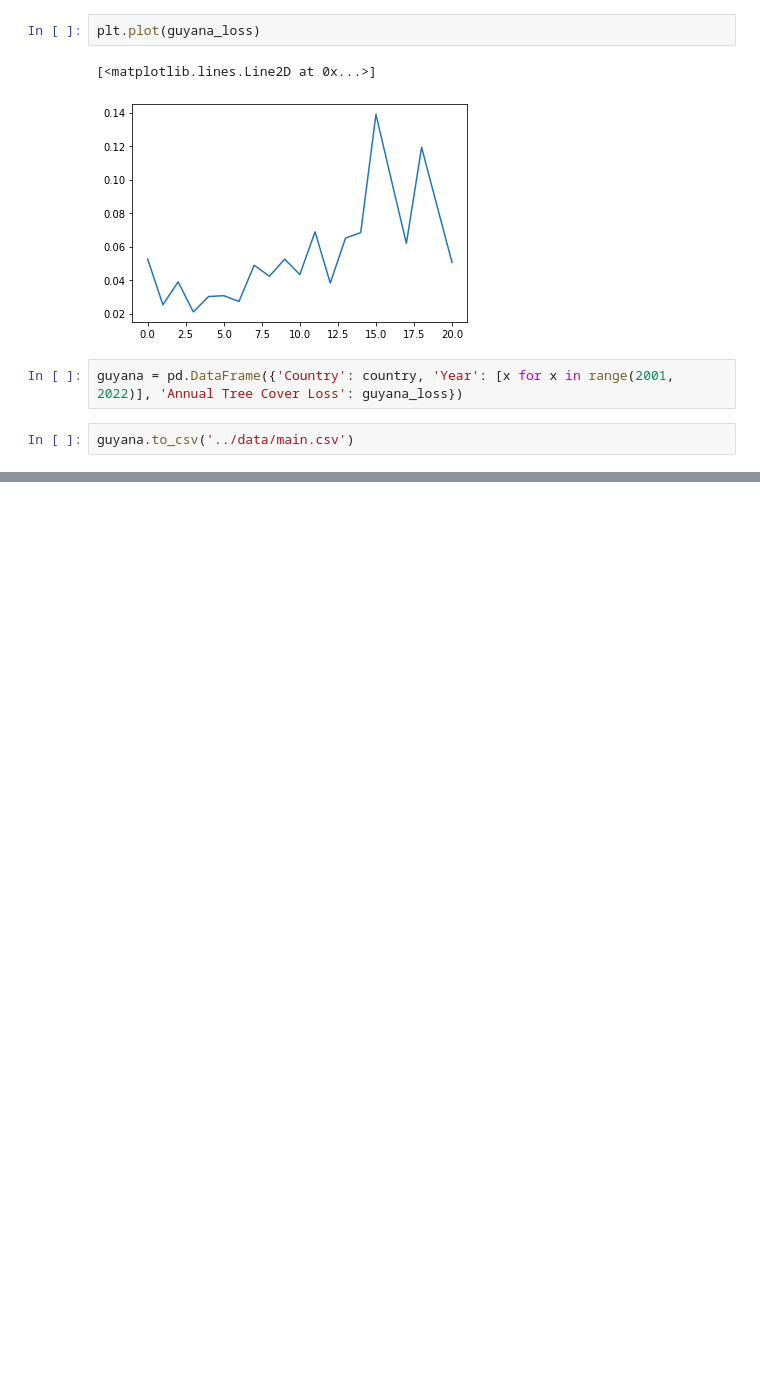
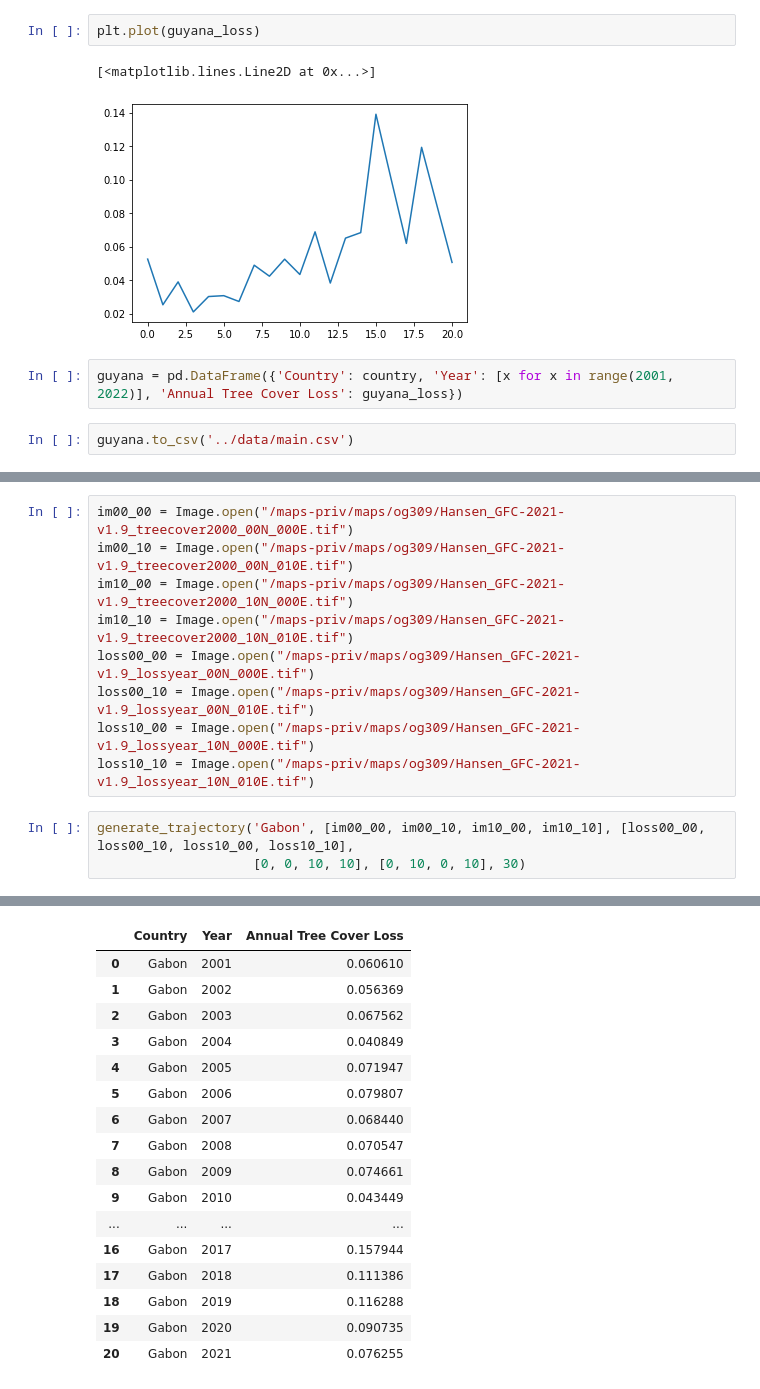
Before and after one commit to ogulati1999/jurisdictional-interventions, a Jupyter notebook: notebooks/generating_time_series.ipynb, the cells around one changed output, grey strips where cells are left out. Cells and saved outputs as stored; diff of their text form; blank space fills up the shorter version.

```diff
--- a/notebooks/generating_time_series.ipynb
+++ b/notebooks/generating_time_series.ipynb
@@ -207,0 +285,13 @@ guyana.to_csv('../data/main.csv')
+# %%
+im00_00 = Image.open("/maps-priv/maps/og309/Hansen_GFC-2021-v1.9_treecover2000_00N_000E.tif")
+im00_10 = Image.open("/maps-priv/maps/og309/Hansen_GFC-2021-v1.9_treecover2000_00N_010E.tif")
+im10_00 = Image.open("/maps-priv/maps/og309/Hansen_GFC-2021-v1.9_treecover2000_10N_000E.tif")
+im10_10 = Image.open("/maps-priv/maps/og309/Hansen_GFC-2021-v1.9_treecover2000_10N_010E.tif")
+loss00_00 = Image.open("/maps-priv/maps/og309/Hansen_GFC-2021-v1.9_lossyear_00N_000E.tif")
+loss00_10 = Image.open("/maps-priv/maps/og309/Hansen_GFC-2021-v1.9_lossyear_00N_010E.tif")
+loss10_00 = Image.open("/maps-priv/maps/og309/Hansen_GFC-2021-v1.9_lossyear_10N_000E.tif")
+loss10_10 = Image.open("/maps-priv/maps/og309/Hansen_GFC-2021-v1.9_lossyear_10N_010E.tif")
+# %%
+generate_trajectory('Gabon', [im00_00, im00_10, im10_00, im10_10], [loss00_00, loss00_10, loss10_00, loss10_10],
+                    [0, 0, 10, 10], [0, 10, 0, 10], 30)
+# %% [output]
@@ -207,0 +318,17 @@ guyana.to_csv('../data/main.csv')
+|  | Country | Year | Annual Tree Cover Loss |
+| 0 | Gabon | 2001 | 0.060610 |
+| 1 | Gabon | 2002 | 0.056369 |
+| 2 | Gabon | 2003 | 0.067562 |
+| 3 | Gabon | 2004 | 0.040849 |
+| 4 | Gabon | 2005 | 0.071947 |
+| 5 | Gabon | 2006 | 0.079807 |
+| 6 | Gabon | 2007 | 0.068440 |
+| 7 | Gabon | 2008 | 0.070547 |
+| 8 | Gabon | 2009 | 0.074661 |
+| 9 | Gabon | 2010 | 0.043449 |
+| ... | ... | ... | ... |
+| 16 | Gabon | 2017 | 0.157944 |
+| 17 | Gabon | 2018 | 0.111386 |
+| 18 | Gabon | 2019 | 0.116288 |
+| 19 | Gabon | 2020 | 0.090735 |
+| 20 | Gabon | 2021 | 0.076255 |
```
Also changed, not shown: parts of 16 cells of this notebook, 2 other files.
